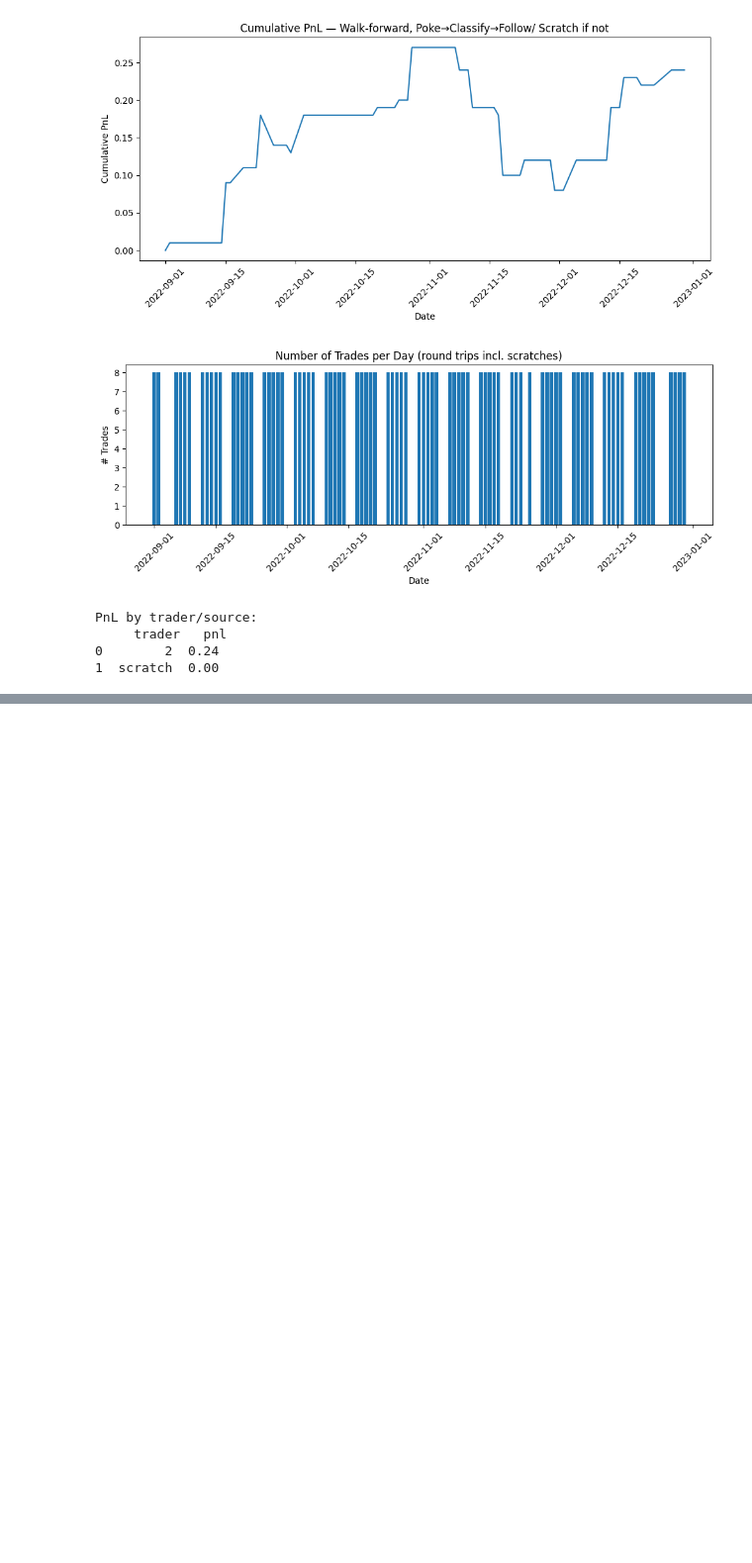
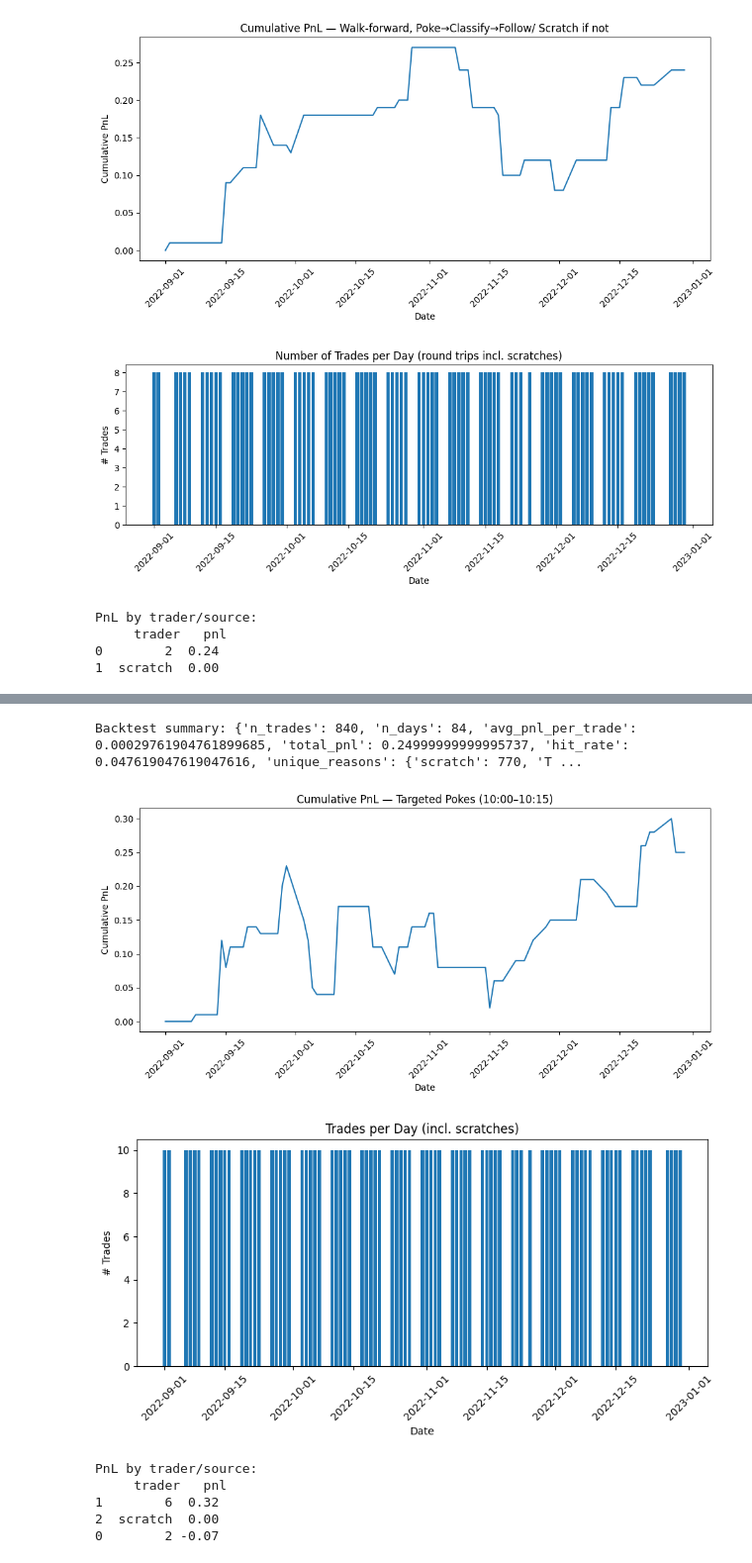
Before and after one commit to FreddieLewin23/FreddieLewin23, a Jupyter notebook: version2_sig_data_exercise.ipynb, the cells around one changed output, grey strips where cells are left out. Shown: that part at 99% size. Cells and saved outputs as stored; diff of their text form; code cells hidden in the pictures; blank space fills up the shorter version.

```diff
--- a/version2_sig_data_exercise.ipynb
+++ b/version2_sig_data_exercise.ipynb
@@ -827,0 +1037,46 @@ After a lot of trying to make the strategy work, I believe the backtest has ran
+# %%
+bt = pd.DataFrame(bt_rows).sort_values("entry_dt").reset_index(drop=True)
+
+bt["date"] = pd.to_datetime(bt["entry_dt"]).dt.date
+daily = bt.groupby("date")["pnl"].sum().reset_index().sort_values("date")
+daily["cum_pnl"] = daily["pnl"].cumsum()
+
+summary = {
+    "n_trades": int(len(bt)),
+    "n_days": int(bt["date"].nunique()),
+    "avg_pnl_per_trade": float(bt["pnl"].mean()),
+    "total_pnl": float(bt["pnl"].sum()),
+    "hit_rate": float((bt["pnl"] > 0).mean()),
+    "unique_reasons": bt["reason"].value_counts().to_dict(),
+    "by_trader": bt["trader"].value_counts(dropna=False).to_dict(),
+}
+print("Backtest summary:", summary)
+
+# Plots
+plt.figure(figsize=(10,5))
+plt.plot(pd.to_datetime(daily["date"]), daily["cum_pnl"])
+plt.title("Cumulative PnL — Targeted Pokes (10:00–10:15)")
+plt.xlabel("Date"); plt.ylabel("Cumulative PnL")
+plt.xticks(rotation=45); plt.tight_layout(); plt.show()
+
+# Trades per day
+dcounts = bt.groupby("date").size().reset_index(name="n_trades")
+plt.figure(figsize=(10,4))
+plt.bar(pd.to_datetime(dcounts["date"]), dcounts["n_trades"])
+plt.title("Trades per Day (incl. scratches)")
+plt.xlabel("Date")
+plt.ylabel("# Trades")
+plt.xticks(rotation=45); plt.show()
+
+# Attribution
+by_trader = bt.groupby("trader")["pnl"].sum().reset_index().sort_values("pnl", ascending=False)
+print("PnL by trader/source:\n", by_trader)
+# %% [output]
+Backtest summary: {'n_trades': 840, 'n_days': 84, 'avg_pnl_per_trade': 0.00029761904761899685, 'total_pnl': 0.24999999999995737, 'hit_rate': 0.047619047619047616, 'unique_reasons': {'scratch': 770, 'T ...
+[figure, added]
+[figure, added]
+PnL by trader/source:
+     trader   pnl
+1        6  0.32
+2  scratch  0.00
+0        2 -0.07
```
Also changed, not shown: parts of 7 cells of this notebook.
